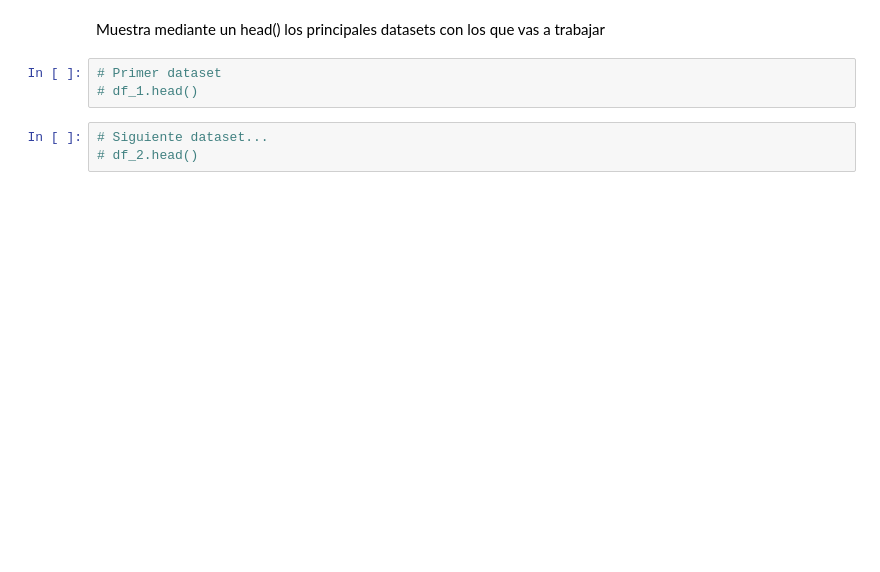
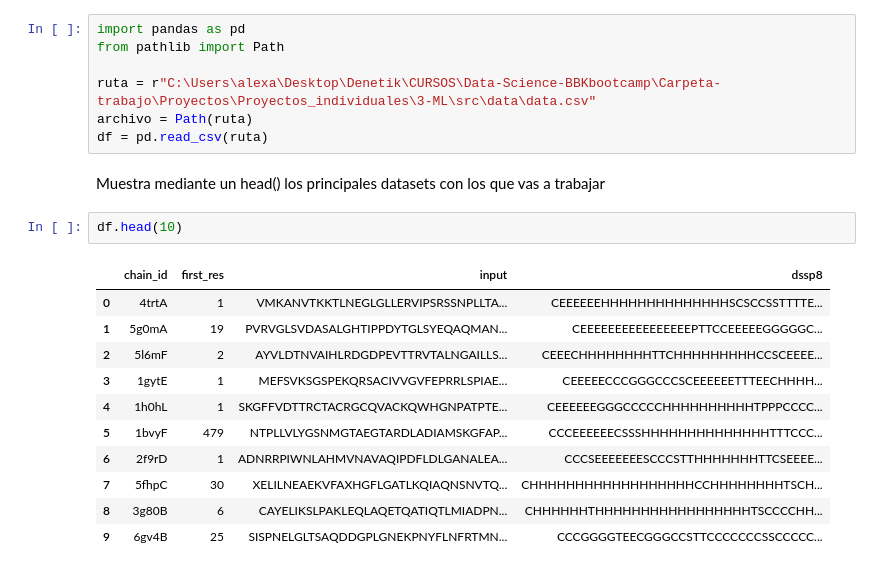
Before and after one commit to alexadodu/2026-10-BILBAO-FT-Data-Science, a Jupyter notebook: 3-Machine_Learning/ML_project/Definicion_ML.ipynb, the cells around one changed output. Drawn from its saved outputs; the diff is of its cells as text; blank space fills up the shorter version.

```diff
--- a/3-Machine_Learning/ML_project/Definicion_ML.ipynb
+++ b/3-Machine_Learning/ML_project/Definicion_ML.ipynb
@@ -21,11 +21,26 @@ Define aquí el objetivo del proyecto
 # %% [markdown]
 Incluye aquí una vista del dataset o datasets de los que partirás para poder evaluar tu hipótesis. <br>
 También incluye el origen de estos datos y su fuente.
+# %%
+import pandas as pd
+from pathlib import Path
+
+ruta = r"C:\Users\alexa\Desktop\Denetik\CURSOS\Data-Science-BBKbootcamp\Carpeta-trabajo\Proyectos\Proyectos_individuales\3-ML\src\data\data.csv"
+archivo = Path(ruta)
+df = pd.read_csv(ruta)
 # %% [markdown]
 Muestra mediante un head() los principales datasets con los que vas a trabajar
-# %%
-# Primer dataset
-# df_1.head()
-# %%
-# Siguiente dataset...
-# df_2.head()
+# %%
+df.head(10)
+# %% [output]
+|  | chain_id | first_res | input | dssp8 |
+| 0 | 4trtA | 1 | VMKANVTKKTLNEGLGLLERVIPSRSSNPLLTA... | CEEEEEEHHHHHHHHHHHHHHSCSCCSSTTTTE... |
+| 1 | 5g0mA | 19 | PVRVGLSVDASALGHTIPPDYTGLSYEQAQMAN... | CEEEEEEEEEEEEEEEEPTTCCEEEEEGGGGGC... |
+| 2 | 5l6mF | 2 | AYVLDTNVAIHLRDGDPEVTTRVTALNGAILLS... | CEEECHHHHHHHHTTCHHHHHHHHHCCSCEEEE... |
+| 3 | 1gytE | 1 | MEFSVKSGSPEKQRSACIVVGVFEPRRLSPIAE... | CEEEEECCCGGGCCCSCEEEEEETTTEECHHHH... |
+| 4 | 1h0hL | 1 | SKGFFVDTTRCTACRGCQVACKQWHGNPATPTE... | CEEEEEEGGGCCCCCHHHHHHHHHHTPPPCCCC... |
+| 5 | 1bvyF | 479 | NTPLLVLYGSNMGTAEGTARDLADIAMSKGFAP... | CCCEEEEEECSSSHHHHHHHHHHHHHHTTTCCC... |
+| 6 | 2f9rD | 1 | ADNRRPIWNLAHMVNAVAQIPDFLDLGANALEA... | CCCSEEEEEEESCCCSTTHHHHHHHTTCSEEEE... |
+| 7 | 5fhpC | 30 | XELILNEAEKVFAXHGFLGATLKQIAQNSNVTQ... | CHHHHHHHHHHHHHHHHHHCCHHHHHHHHTSCH... |
+| 8 | 3g80B | 6 | CAYELIKSLPAKLEQLAQETQATIQTLMIADPN... | CHHHHHHTHHHHHHHHHHHHHHHHHTSCCCCHH... |
+| 9 | 6gv4B | 25 | SISPNELGLTSAQDDGPLGNEKPNYFLNFRTMN... | CCCGGGGTEECGGGCCSTTCCCCCCCSSCCCCC... |
```
Also changed, not shown: parts of 1 cell of this notebook, 3 other files.
